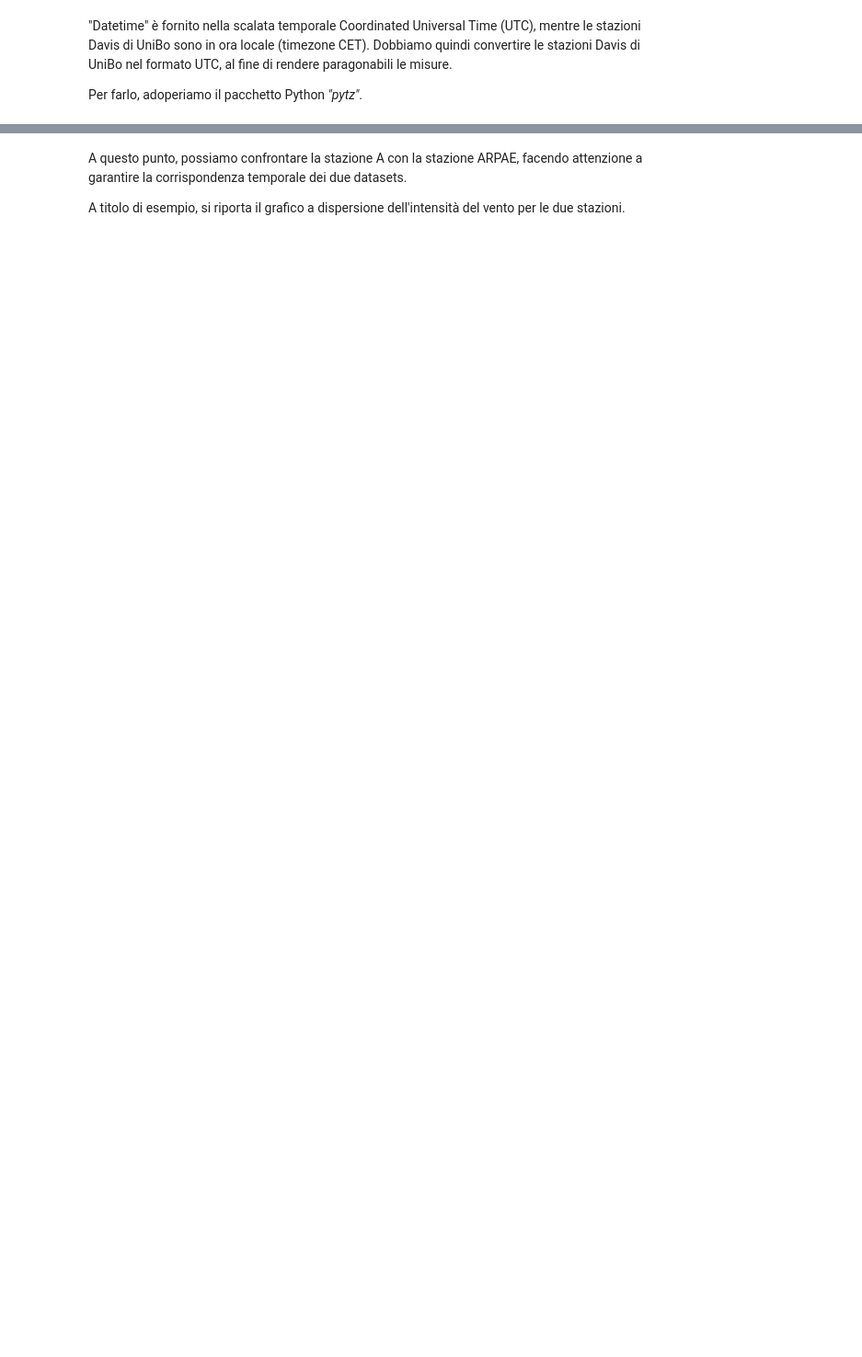
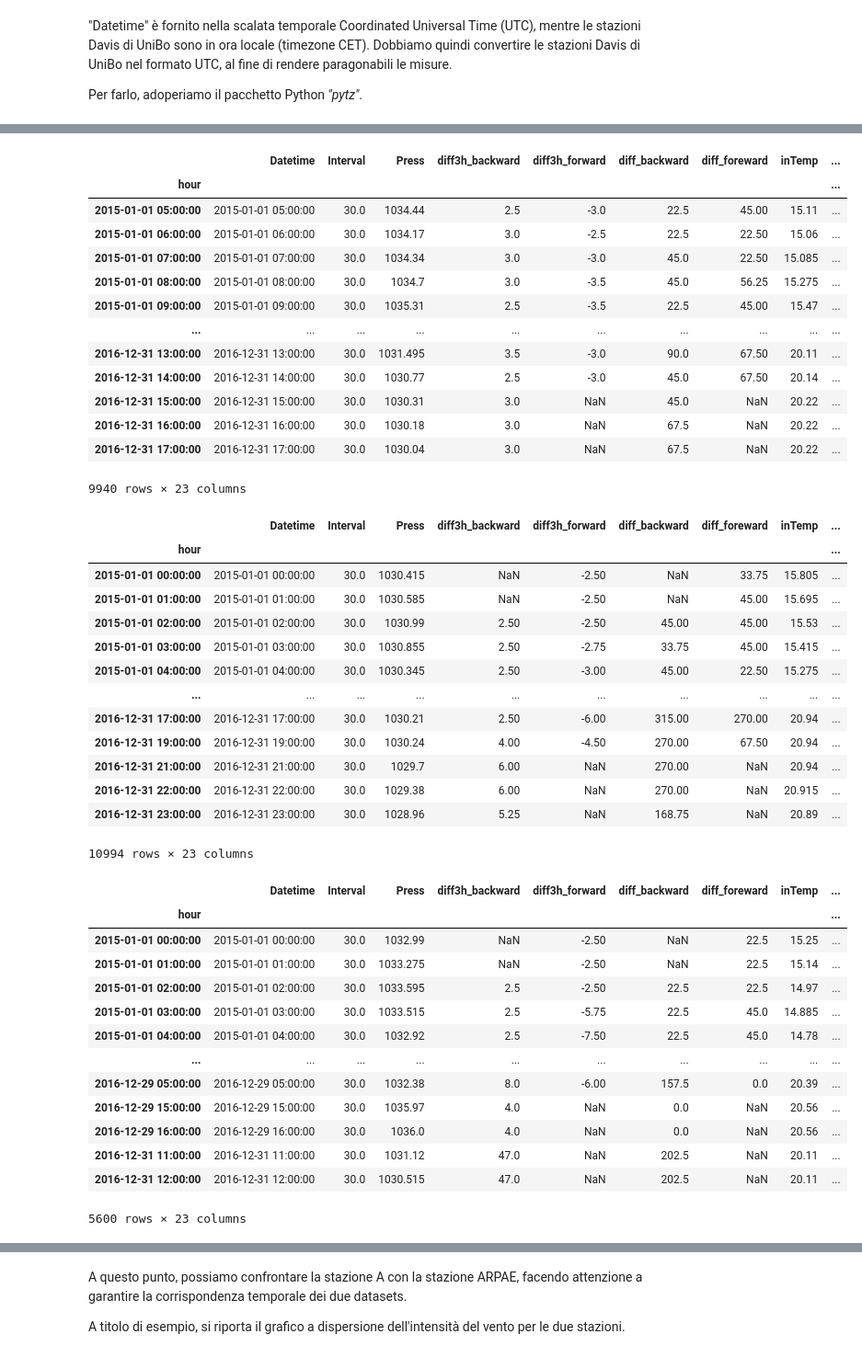
Before and after one commit to FedeJack06/Laboratorio-di-Fisica-dell-Atmosfera, a Jupyter notebook: 1esp/Notebook_Stazioni_Davis.ipynb, the cells around one changed output, grey strips where cells are left out. Shown at 92% size. Saved outputs shown, nothing was run; the diff lists cells and outputs as text; code cells hidden in the pictures; blank space fills up the shorter version.

```diff
--- a/1esp/Notebook_Stazioni_Davis.ipynb
+++ b/1esp/Notebook_Stazioni_Davis.ipynb
@@ -1338,0 +1373,50 @@ df_A
+# %%
+for stazione in stazioni:
+    df = globals()["df_"+stazione+"_year_interval30_good"]
+    df['hour'] = df['Datetime'].dt.floor('H') #arrotondo ora precedente
+    df['Datetime'] = df['hour']
+    globals()["df_"+stazione+"_year_1h"] = df.drop('Stagione', axis=1).groupby('hour').mean()
+    display(globals()["df_"+stazione+"_year_1h"])
+# %% [output]
+|  | Datetime | Interval | Press | diff3h_backward | diff3h_forward | diff_backward | diff_foreward | inTemp | ... |
+| hour |  |  |  |  |  |  |  |  | ... |
+| 2015-01-01 05:00:00 | 2015-01-01 05:00:00 | 30.0 | 1034.44 | 2.5 | -3.0 | 22.5 | 45.00 | 15.11 | ... |
+| 2015-01-01 06:00:00 | 2015-01-01 06:00:00 | 30.0 | 1034.17 | 3.0 | -2.5 | 22.5 | 22.50 | 15.06 | ... |
+| 2015-01-01 07:00:00 | 2015-01-01 07:00:00 | 30.0 | 1034.34 | 3.0 | -3.0 | 45.0 | 22.50 | 15.085 | ... |
+| 2015-01-01 08:00:00 | 2015-01-01 08:00:00 | 30.0 | 1034.7 | 3.0 | -3.5 | 45.0 | 56.25 | 15.275 | ... |
+| 2015-01-01 09:00:00 | 2015-01-01 09:00:00 | 30.0 | 1035.31 | 2.5 | -3.5 | 22.5 | 45.00 | 15.47 | ... |
+| ... | ... | ... | ... | ... | ... | ... | ... | ... | ... |
+| 2016-12-31 13:00:00 | 2016-12-31 13:00:00 | 30.0 | 1031.495 | 3.5 | -3.0 | 90.0 | 67.50 | 20.11 | ... |
+| 2016-12-31 14:00:00 | 2016-12-31 14:00:00 | 30.0 | 1030.77 | 2.5 | -3.0 | 45.0 | 67.50 | 20.14 | ... |
+| 2016-12-31 15:00:00 | 2016-12-31 15:00:00 | 30.0 | 1030.31 | 3.0 | NaN | 45.0 | NaN | 20.22 | ... |
+| 2016-12-31 16:00:00 | 2016-12-31 16:00:00 | 30.0 | 1030.18 | 3.0 | NaN | 67.5 | NaN | 20.22 | ... |
+| 2016-12-31 17:00:00 | 2016-12-31 17:00:00 | 30.0 | 1030.04 | 3.0 | NaN | 67.5 | NaN | 20.22 | ... |
+9940 rows × 23 columns
+|  | Datetime | Interval | Press | diff3h_backward | diff3h_forward | diff_backward | diff_foreward | inTemp | ... |
+| hour |  |  |  |  |  |  |  |  | ... |
+| 2015-01-01 00:00:00 | 2015-01-01 00:00:00 | 30.0 | 1030.415 | NaN | -2.50 | NaN | 33.75 | 15.805 | ... |
+| 2015-01-01 01:00:00 | 2015-01-01 01:00:00 | 30.0 | 1030.585 | NaN | -2.50 | NaN | 45.00 | 15.695 | ... |
+| 2015-01-01 02:00:00 | 2015-01-01 02:00:00 | 30.0 | 1030.99 | 2.50 | -2.50 | 45.00 | 45.00 | 15.53 | ... |
+| 2015-01-01 03:00:00 | 2015-01-01 03:00:00 | 30.0 | 1030.855 | 2.50 | -2.75 | 33.75 | 45.00 | 15.415 | ... |
+| 2015-01-01 04:00:00 | 2015-01-01 04:00:00 | 30.0 | 1030.345 | 2.50 | -3.00 | 45.00 | 22.50 | 15.275 | ... |
+| ... | ... | ... | ... | ... | ... | ... | ... | ... | ... |
+| 2016-12-31 17:00:00 | 2016-12-31 17:00:00 | 30.0 | 1030.21 | 2.50 | -6.00 | 315.00 | 270.00 | 20.94 | ... |
+| 2016-12-31 19:00:00 | 2016-12-31 19:00:00 | 30.0 | 1030.24 | 4.00 | -4.50 | 270.00 | 67.50 | 20.94 | ... |
+| 2016-12-31 21:00:00 | 2016-12-31 21:00:00 | 30.0 | 1029.7 | 6.00 | NaN | 270.00 | NaN | 20.94 | ... |
+| 2016-12-31 22:00:00 | 2016-12-31 22:00:00 | 30.0 | 1029.38 | 6.00 | NaN | 270.00 | NaN | 20.915 | ... |
+| 2016-12-31 23:00:00 | 2016-12-31 23:00:00 | 30.0 | 1028.96 | 5.25 | NaN | 168.75 | NaN | 20.89 | ... |
+10994 rows × 23 columns
+|  | Datetime | Interval | Press | diff3h_backward | diff3h_forward | diff_backward | diff_foreward | inTemp | ... |
+| hour |  |  |  |  |  |  |  |  | ... |
+| 2015-01-01 00:00:00 | 2015-01-01 00:00:00 | 30.0 | 1032.99 | NaN | -2.50 | NaN | 22.5 | 15.25 | ... |
+| 2015-01-01 01:00:00 | 2015-01-01 01:00:00 | 30.0 | 1033.275 | NaN | -2.50 | NaN | 22.5 | 15.14 | ... |
+| 2015-01-01 02:00:00 | 2015-01-01 02:00:00 | 30.0 | 1033.595 | 2.5 | -2.50 | 22.5 | 22.5 | 14.97 | ... |
+| 2015-01-01 03:00:00 | 2015-01-01 03:00:00 | 30.0 | 1033.515 | 2.5 | -5.75 | 22.5 | 45.0 | 14.885 | ... |
+| 2015-01-01 04:00:00 | 2015-01-01 04:00:00 | 30.0 | 1032.92 | 2.5 | -7.50 | 22.5 | 45.0 | 14.78 | ... |
+| ... | ... | ... | ... | ... | ... | ... | ... | ... | ... |
+| 2016-12-29 05:00:00 | 2016-12-29 05:00:00 | 30.0 | 1032.38 | 8.0 | -6.00 | 157.5 | 0.0 | 20.39 | ... |
+| 2016-12-29 15:00:00 | 2016-12-29 15:00:00 | 30.0 | 1035.97 | 4.0 | NaN | 0.0 | NaN | 20.56 | ... |
+| 2016-12-29 16:00:00 | 2016-12-29 16:00:00 | 30.0 | 1036.0 | 4.0 | NaN | 0.0 | NaN | 20.56 | ... |
+| 2016-12-31 11:00:00 | 2016-12-31 11:00:00 | 30.0 | 1031.12 | 47.0 | NaN | 202.5 | NaN | 20.11 | ... |
+| 2016-12-31 12:00:00 | 2016-12-31 12:00:00 | 30.0 | 1030.515 | 47.0 | NaN | 202.5 | NaN | 20.11 | ... |
+5600 rows × 23 columns
```
Also changed, not shown: parts of 16 cells of this notebook, 2 other files.
